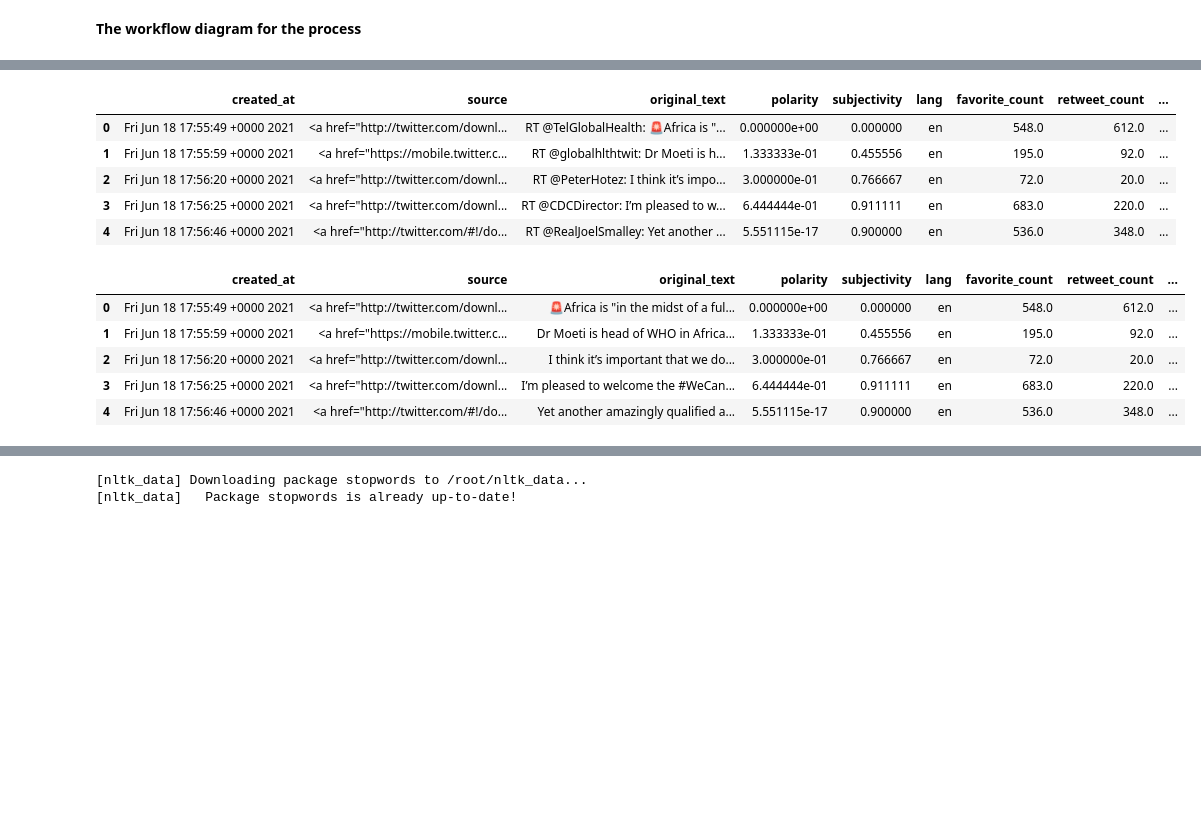
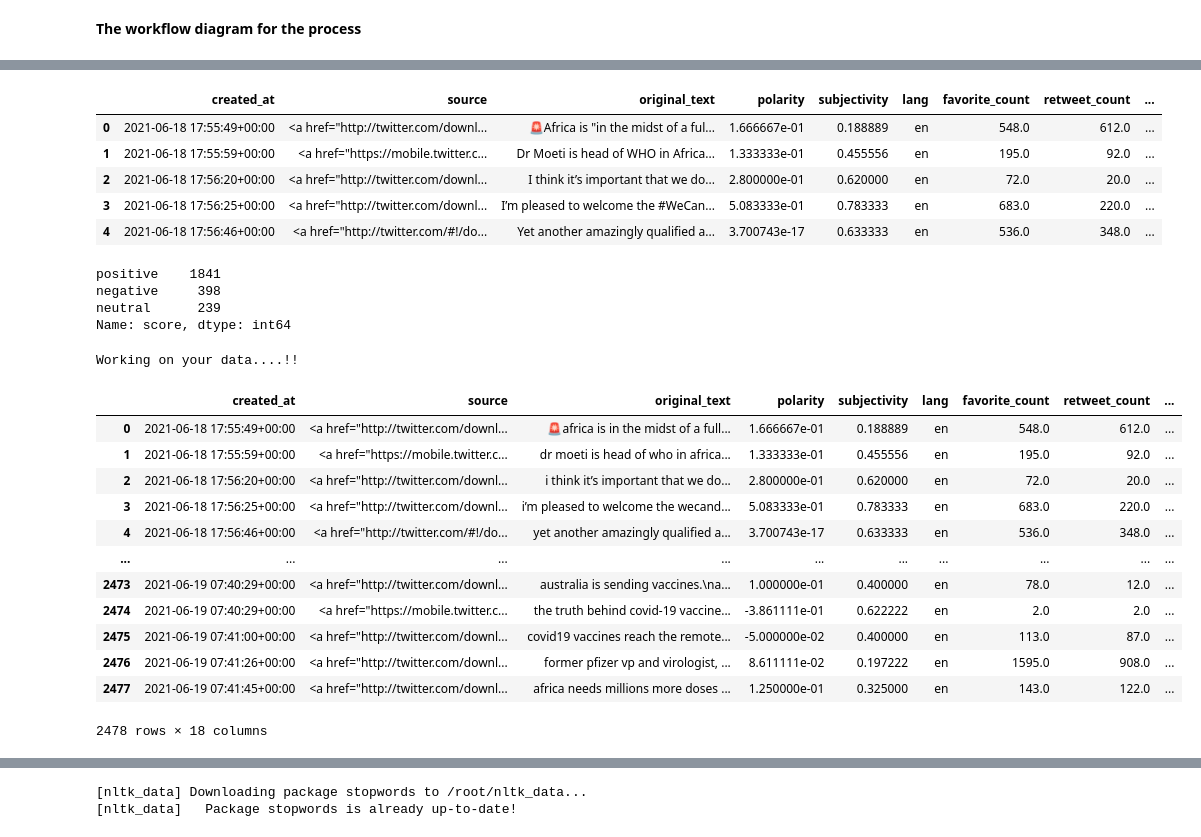
Before and after one commit to Blvisse/10-Academy, a Jupyter notebook: twitterAnlysisDay3/TweetAnalysis.ipynb, the cells around one changed output, grey strips where cells are left out. Drawn from its saved outputs; the diff is of its cells as text; code cells hidden in the pictures; blank space fills up the shorter version.

Commit message:
Improved functions and cleaned hashtags

```diff
--- a/twitterAnlysisDay3/TweetAnalysis.ipynb
+++ b/twitterAnlysisDay3/TweetAnalysis.ipynb
@@ -27,0 +33,2 @@ data=DataReading.dataRead('/content/processed_tweetsz.csv')
+# %%
+data=pd.read_csv('/content/cleaneded.csv')
@@ -29,8 +52,8 @@ data=DataReading.dataRead('/content/processed_tweetsz.csv')
 data.head()
 # %% [output]
 |  | created_at | source | original_text | polarity | subjectivity | lang | favorite_count | retweet_count | ... |
-| 0 | Fri Jun 18 17:55:49 +0000 2021 | <a href="http://twitter.com/downl... | RT @TelGlobalHealth: 🚨Africa is "... | 0.000000e+00 | 0.000000 | en | 548.0 | 612.0 | ... |
-| 1 | Fri Jun 18 17:55:59 +0000 2021 | <a href="https://mobile.twitter.c... | RT @globalhlthtwit: Dr Moeti is h... | 1.333333e-01 | 0.455556 | en | 195.0 | 92.0 | ... |
-| 2 | Fri Jun 18 17:56:20 +0000 2021 | <a href="http://twitter.com/downl... | RT @PeterHotez: I think it’s impo... | 3.000000e-01 | 0.766667 | en | 72.0 | 20.0 | ... |
-| 3 | Fri Jun 18 17:56:25 +0000 2021 | <a href="http://twitter.com/downl... | RT @CDCDirector: I’m pleased to w... | 6.444444e-01 | 0.911111 | en | 683.0 | 220.0 | ... |
-| 4 | Fri Jun 18 17:56:46 +0000 2021 | <a href="http://twitter.com/#!/do... | RT @RealJoelSmalley: Yet another ... | 5.551115e-17 | 0.900000 | en | 536.0 | 348.0 | ... |
+| 0 | 2021-06-18 17:55:49+00:00 | <a href="http://twitter.com/downl... | 🚨Africa is "in the midst of a ful... | 1.666667e-01 | 0.188889 | en | 548.0 | 612.0 | ... |
+| 1 | 2021-06-18 17:55:59+00:00 | <a href="https://mobile.twitter.c... | Dr Moeti is head of WHO in Africa... | 1.333333e-01 | 0.455556 | en | 195.0 | 92.0 | ... |
+| 2 | 2021-06-18 17:56:20+00:00 | <a href="http://twitter.com/downl... | I think it’s important that we do... | 2.800000e-01 | 0.620000 | en | 72.0 | 20.0 | ... |
+| 3 | 2021-06-18 17:56:25+00:00 | <a href="http://twitter.com/downl... | I’m pleased to welcome the #WeCan... | 5.083333e-01 | 0.783333 | en | 683.0 | 220.0 | ... |
+| 4 | 2021-06-18 17:56:46+00:00 | <a href="http://twitter.com/#!/do... | Yet another amazingly qualified a... | 3.700743e-17 | 0.633333 | en | 536.0 | 348.0 | ... |
@@ -37,3 +105,12 @@ data.head()
+# %%
+data['score']=data['polarity'].apply(lambda x:text_category(x))
+# %%
+data['score'].value_counts()
+# %% [output]
+positive    1841
+negative     398
+neutral      239
+Name: score, dtype: int64
 # %%
 
 
@@ -105,14 +190,24 @@ class dataViz:
         plt.axis('off')
         plt.title('Most Frequent Words In Our Tweets',fontsize=16)
         plt.show()
-# %%
-data['original_text']=data['original_text'].apply( lambda x: x.split(":")[1])
+# %%
+dfCleanUp=dataFE(data)
+data=dfCleanUp.getFeatures()
+# %% [output]
+Working on your data....!!
 # %%
-data.head()
+data
 # %% [output]
 |  | created_at | source | original_text | polarity | subjectivity | lang | favorite_count | retweet_count | ... |
-| 0 | Fri Jun 18 17:55:49 +0000 2021 | <a href="http://twitter.com/downl... | 🚨Africa is "in the midst of a ful... | 0.000000e+00 | 0.000000 | en | 548.0 | 612.0 | ... |
-| 1 | Fri Jun 18 17:55:59 +0000 2021 | <a href="https://mobile.twitter.c... | Dr Moeti is head of WHO in Africa... | 1.333333e-01 | 0.455556 | en | 195.0 | 92.0 | ... |
-| 2 | Fri Jun 18 17:56:20 +0000 2021 | <a href="http://twitter.com/downl... | I think it’s important that we do... | 3.000000e-01 | 0.766667 | en | 72.0 | 20.0 | ... |
-| 3 | Fri Jun 18 17:56:25 +0000 2021 | <a href="http://twitter.com/downl... | I’m pleased to welcome the #WeCan... | 6.444444e-01 | 0.911111 | en | 683.0 | 220.0 | ... |
-| 4 | Fri Jun 18 17:56:46 +0000 2021 | <a href="http://twitter.com/#!/do... | Yet another amazingly qualified a... | 5.551115e-17 | 0.900000 | en | 536.0 | 348.0 | ... |
+| 0 | 2021-06-18 17:55:49+00:00 | <a href="http://twitter.com/downl... | 🚨africa is in the midst of a full... | 1.666667e-01 | 0.188889 | en | 548.0 | 612.0 | ... |
+| 1 | 2021-06-18 17:55:59+00:00 | <a href="https://mobile.twitter.c... | dr moeti is head of who in africa... | 1.333333e-01 | 0.455556 | en | 195.0 | 92.0 | ... |
+| 2 | 2021-06-18 17:56:20+00:00 | <a href="http://twitter.com/downl... | i think it’s important that we do... | 2.800000e-01 | 0.620000 | en | 72.0 | 20.0 | ... |
+| 3 | 2021-06-18 17:56:25+00:00 | <a href="http://twitter.com/downl... | i’m pleased to welcome the wecand... | 5.083333e-01 | 0.783333 | en | 683.0 | 220.0 | ... |
+| 4 | 2021-06-18 17:56:46+00:00 | <a href="http://twitter.com/#!/do... | yet another amazingly qualified a... | 3.700743e-17 | 0.633333 | en | 536.0 | 348.0 | ... |
+| ... | ... | ... | ... | ... | ... | ... | ... | ... | ... |
+| 2473 | 2021-06-19 07:40:29+00:00 | <a href="http://twitter.com/downl... | australia is sending vaccines.\na... | 1.000000e-01 | 0.400000 | en | 78.0 | 12.0 | ... |
+| 2474 | 2021-06-19 07:40:29+00:00 | <a href="https://mobile.twitter.c... | the truth behind covid-19 vaccine... | -3.861111e-01 | 0.622222 | en | 2.0 | 2.0 | ... |
+| 2475 | 2021-06-19 07:41:00+00:00 | <a href="http://twitter.com/downl... | covid19 vaccines reach the remote... | -5.000000e-02 | 0.400000 | en | 113.0 | 87.0 | ... |
+| 2476 | 2021-06-19 07:41:26+00:00 | <a href="http://twitter.com/downl... | former pfizer vp and virologist, ... | 8.611111e-02 | 0.197222 | en | 1595.0 | 908.0 | ... |
+| 2477 | 2021-06-19 07:41:45+00:00 | <a href="http://twitter.com/downl... | africa needs millions more doses ... | 1.250000e-01 | 0.325000 | en | 143.0 | 122.0 | ... |
+2478 rows × 18 columns
```
Also changed, not shown: parts of 41 cells of this notebook.
